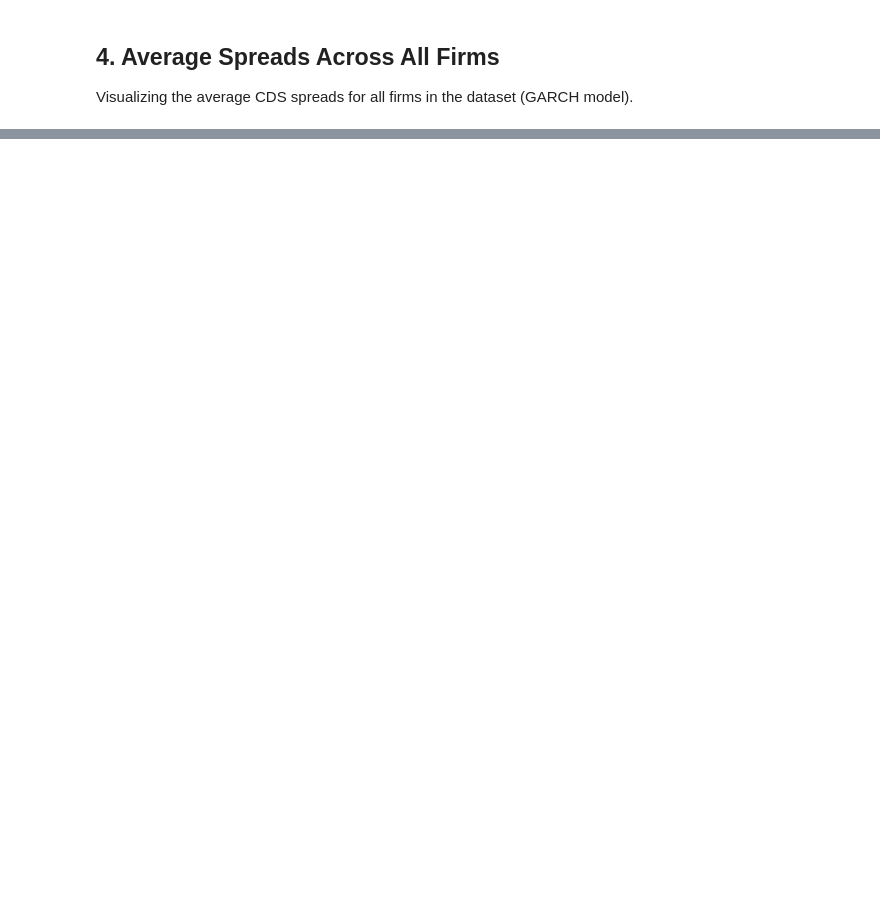
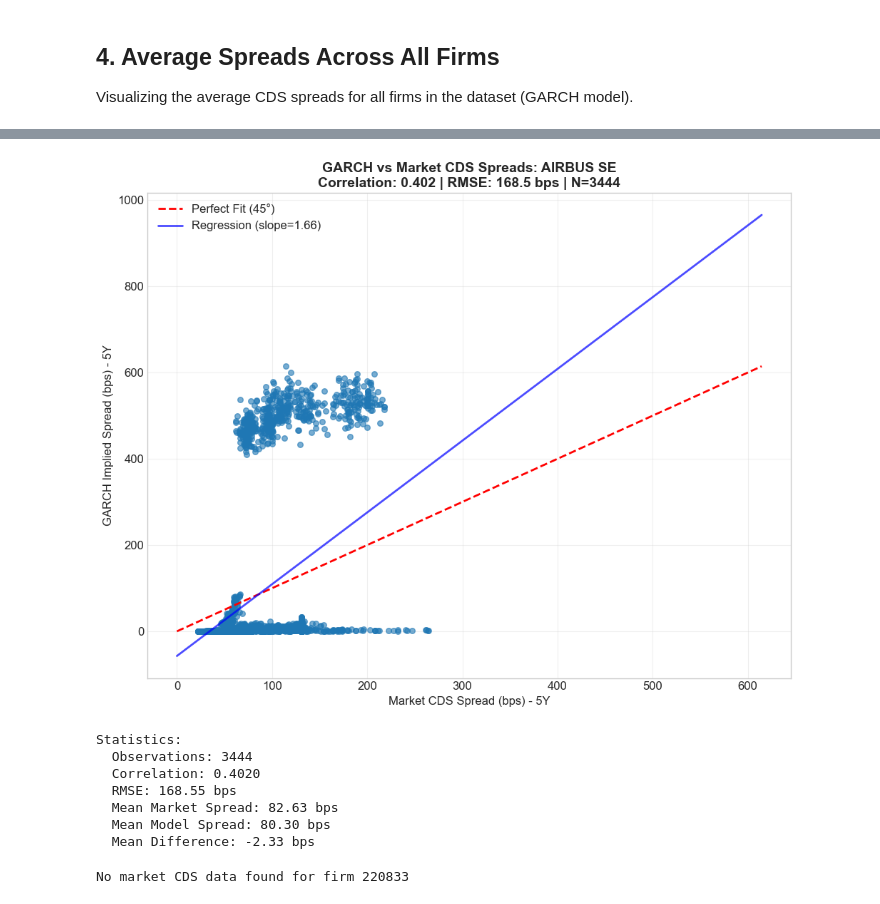
Before and after one commit to ChaseW3/Seminar-QF, a Jupyter notebook: Seminar QF/notebooks/visualize_results.ipynb, the cells around one changed output, grey strips where cells are left out. Drawn from its saved outputs; the diff is of its cells as text; code cells hidden in the pictures; blank space fills up the shorter version.

```diff
--- a/Seminar QF/notebooks/visualize_results.ipynb
+++ b/Seminar QF/notebooks/visualize_results.ipynb
@@ -432,0 +445,18 @@ This should be close to 1.0× if the fix is correct!
+# %%
+# Example: Compare GARCH model vs market for a specific firm
+# Available firms can be found in the market_cds dataframe
+plot_model_vs_market_scatter(gvkey=220833, model_name='GARCH', maturity=5)
+# %% [output]
+[figure, added]
+Statistics:
+  Observations: 3444
+  Correlation: 0.4020
+  RMSE: 168.55 bps
+  Mean Market Spread: 82.63 bps
+  Mean Model Spread: 80.30 bps
+  Mean Difference: -2.33 bps
+# %%
+# Compare Regime Switching model vs market (3-year maturity)
+plot_model_vs_market_scatter(gvkey=220833, model_name='Regime Switching', maturity=3)
+# %% [output]
+No market CDS data found for firm 220833
```
Also changed, not shown: parts of 24 cells of this notebook, 10 other files.
